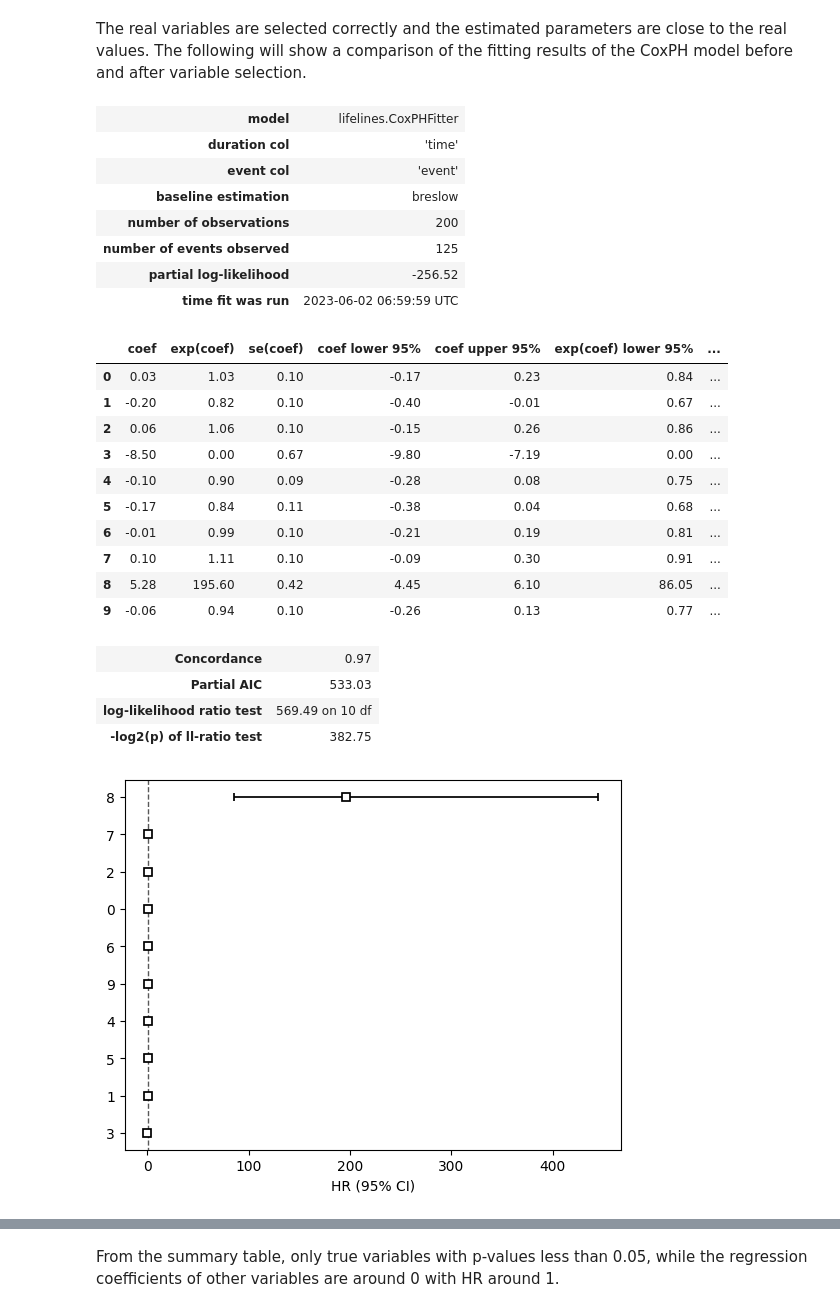
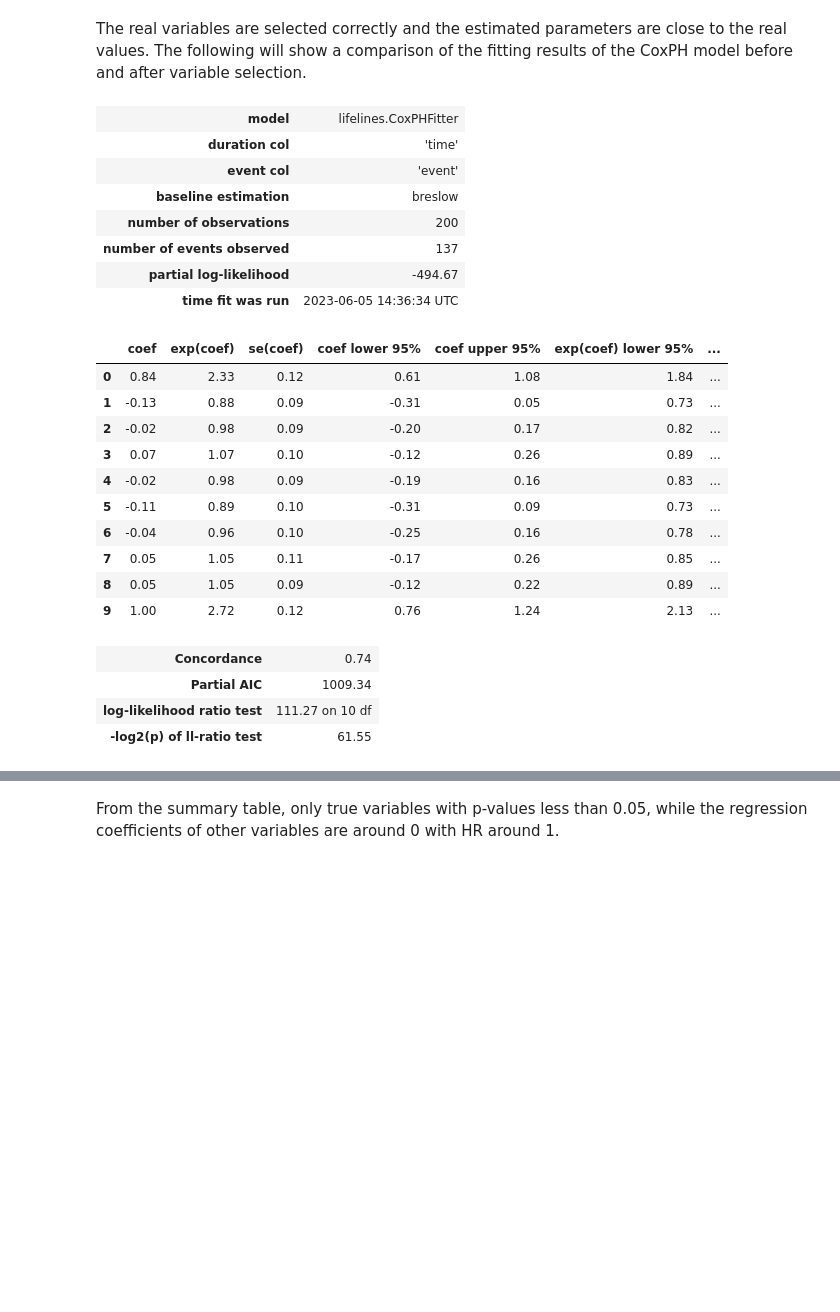
Before and after one commit to abess-team/skscope, a Jupyter notebook: docs/source/examples/Survival Models/proportional-hazard-model.ipynb, the cells around one changed output, grey strips where cells are left out. Saved outputs shown, nothing was run; the diff lists cells and outputs as text; code cells hidden in the pictures; blank space fills up the shorter version.

```diff
--- a/docs/source/examples/Survival Models/proportional-hazard-model.ipynb
+++ b/docs/source/examples/Survival Models/proportional-hazard-model.ipynb
@@ -18,10 +23,14 @@ The data is generated from ``abess`` library, and the following figure shows the
 # %%
+import numpy as np
 from abess.datasets import make_glm_data
 from lifelines import KaplanMeierFitter
 
 # generate data
+np.random.seed(319)
 n, p, k = 200, 10, 2
-data = make_glm_data(n, p, k, family="cox", c = 3)
+beta = np.zeros(p)
+beta[np.linspace(0, p - 1, k, dtype=int)] = [1 for _ in range(k)]
+data = make_glm_data(n, p, k, family="cox", c = 3, coef_=beta)
 
 # survival probability
 kmf = KaplanMeierFitter()
@@ -68,35 +66,38 @@ True parameter: [ 0.          0.          0.         -7.1593541   0.          0.
 The real variables are selected correctly and the estimated parameters are close to the real values. The following will show a comparison of the fitting results of the CoxPH model before and after variable selection.
 # %%
 from lifelines import CoxPHFitter
+import pandas as pd
+
+# save the data as data.frame
+data_df = pd.DataFrame(np.hstack((data.x,data.y)))
+data_df.rename(columns={p: "time", p+1: "event"}, inplace=True)
+data_df = data_df.astype({"event": int})                   # all variables
 
 # model fit with all variables
 cph = CoxPHFitter()
 cph.fit(data_df, duration_col='time', event_col='event')
-cph.plot(hazard_ratios=True)
-cph.baseline_survival_.plot()
 cph.print_summary()
 # %% [output]
 | model | lifelines.CoxPHFitter |
 | duration col | 'time' |
 | event col | 'event' |
 | baseline estimation | breslow |
 | number of observations | 200 |
-| number of events observed | 125 |
-| partial log-likelihood | -256.52 |
-| time fit was run | 2023-06-02 06:59:59 UTC |
+| number of events observed | 137 |
+| partial log-likelihood | -494.67 |
+| time fit was run | 2023-06-05 14:36:34 UTC |
 |  | coef | exp(coef) | se(coef) | coef lower 95% | coef upper 95% | exp(coef) lower 95% | ... |
-| 0 | 0.03 | 1.03 | 0.10 | -0.17 | 0.23 | 0.84 | ... |
-| 1 | -0.20 | 0.82 | 0.10 | -0.40 | -0.01 | 0.67 | ... |
-| 2 | 0.06 | 1.06 | 0.10 | -0.15 | 0.26 | 0.86 | ... |
-| 3 | -8.50 | 0.00 | 0.67 | -9.80 | -7.19 | 0.00 | ... |
-| 4 | -0.10 | 0.90 | 0.09 | -0.28 | 0.08 | 0.75 | ... |
-| 5 | -0.17 | 0.84 | 0.11 | -0.38 | 0.04 | 0.68 | ... |
-| 6 | -0.01 | 0.99 | 0.10 | -0.21 | 0.19 | 0.81 | ... |
-| 7 | 0.10 | 1.11 | 0.10 | -0.09 | 0.30 | 0.91 | ... |
-| 8 | 5.28 | 195.60 | 0.42 | 4.45 | 6.10 | 86.05 | ... |
-| 9 | -0.06 | 0.94 | 0.10 | -0.26 | 0.13 | 0.77 | ... |
+| 0 | 0.84 | 2.33 | 0.12 | 0.61 | 1.08 | 1.84 | ... |
+| 1 | -0.13 | 0.88 | 0.09 | -0.31 | 0.05 | 0.73 | ... |
+| 2 | -0.02 | 0.98 | 0.09 | -0.20 | 0.17 | 0.82 | ... |
+| 3 | 0.07 | 1.07 | 0.10 | -0.12 | 0.26 | 0.89 | ... |
+| 4 | -0.02 | 0.98 | 0.09 | -0.19 | 0.16 | 0.83 | ... |
+| 5 | -0.11 | 0.89 | 0.10 | -0.31 | 0.09 | 0.73 | ... |
+| 6 | -0.04 | 0.96 | 0.10 | -0.25 | 0.16 | 0.78 | ... |
+| 7 | 0.05 | 1.05 | 0.11 | -0.17 | 0.26 | 0.85 | ... |
+| 8 | 0.05 | 1.05 | 0.09 | -0.12 | 0.22 | 0.89 | ... |
+| 9 | 1.00 | 2.72 | 0.12 | 0.76 | 1.24 | 2.13 | ... |
-| Concordance | 0.97 |
-| Partial AIC | 533.03 |
-| log-likelihood ratio test | 569.49 on 10 df |
-| -log2(p) of ll-ratio test | 382.75 |
+| Concordance | 0.74 |
+| Partial AIC | 1009.34 |
+| log-likelihood ratio test | 111.27 on 10 df |
+| -log2(p) of ll-ratio test | 61.55 |
-[figure, removed]
```
Also changed, not shown: parts of 12 cells of this notebook.
